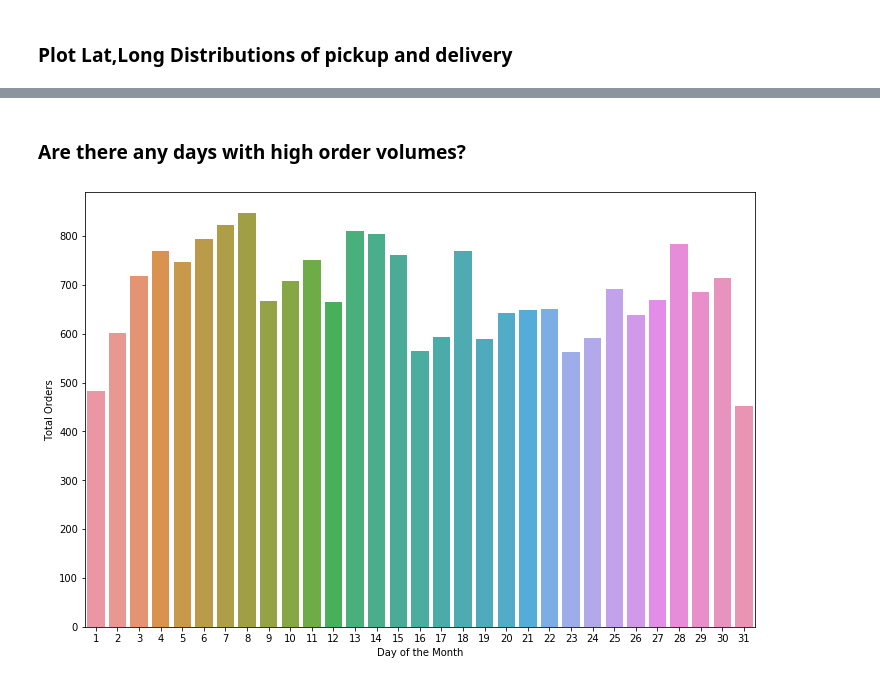
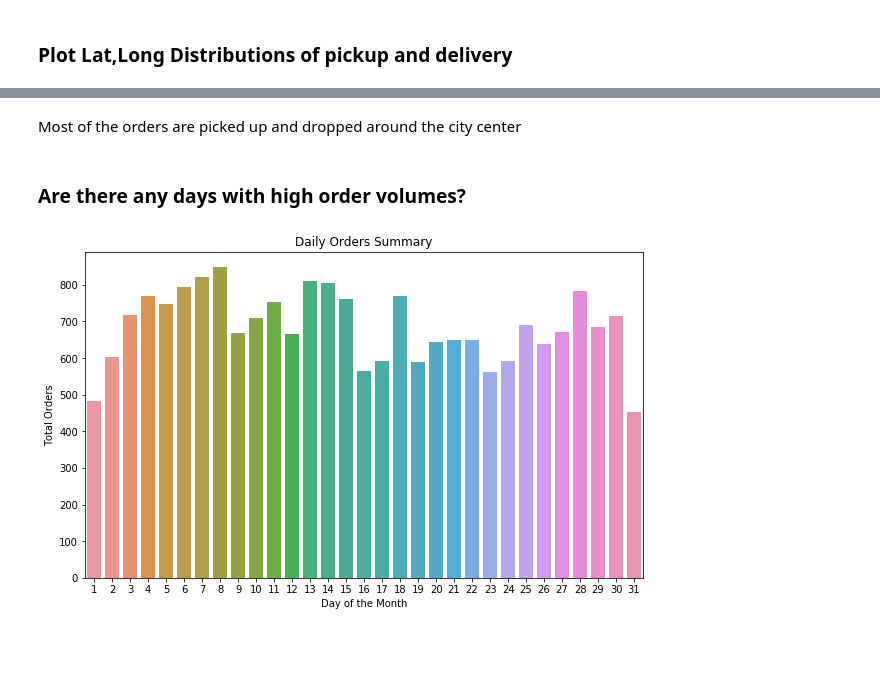
Before and after one commit to wkirui/SendyModel, a Jupyter notebook: Sendy Logistics Model.ipynb, the cells around one changed output, grey strips where cells are left out. Drawn from its saved outputs; the diff is of its cells as text; code cells hidden in the pictures; blank space fills up the shorter version.

```diff
--- a/Sendy Logistics Model.ipynb
+++ b/Sendy Logistics Model.ipynb
@@ -94,11 +93,14 @@ plt.show()
+# %% [markdown]
+Most of the orders are picked up and dropped around the city center
 # %% [markdown]
 ### Are there any days with high order volumes?
 # %%
-fig,ax=plt.subplots(figsize=(12,8))
+fig,ax=plt.subplots(figsize=(10,6))
 monthOrders = trainData.groupby(['Placement - Day of Month'])['Order No'].count().reset_index()
 sns.barplot('Placement - Day of Month','Order No',data=monthOrders,ax=ax)
 plt.ylabel("Total Orders")
+plt.title("Daily Orders Summary")
 plt.xlabel("Day of the Month")
 plt.show()
 # %% [output]
-[figure, old version]
+[figure, new version]
```
Also changed, not shown: parts of 11 cells of this notebook.
